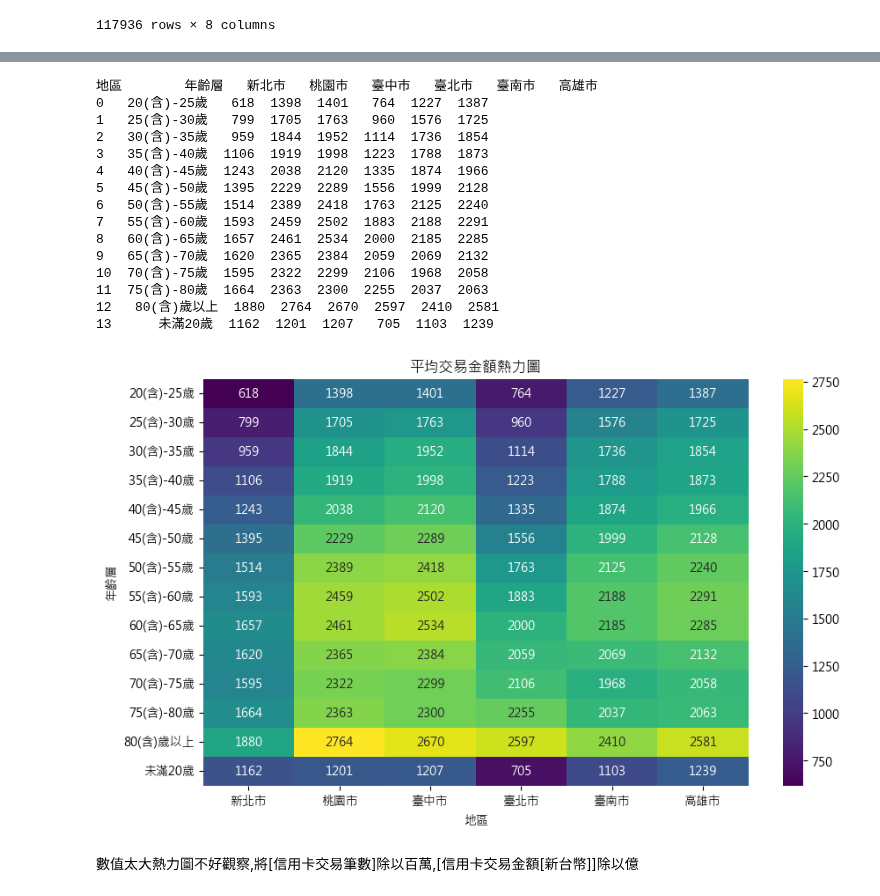
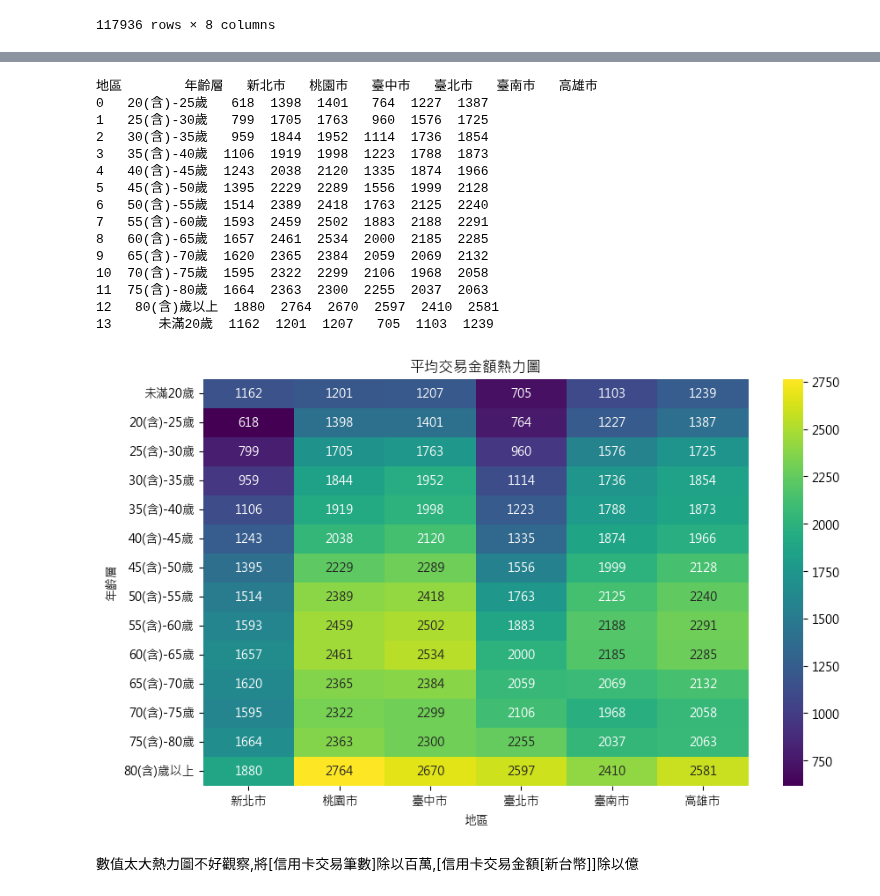
Before and after one commit to xuanlll17/creditcard, a Jupyter notebook: Machine_Learning/ML/dataView.ipynb, the cells around one changed output, grey strips where cells are left out. Saved outputs shown, nothing was run; the diff lists cells and outputs as text; code cells hidden in the pictures.

```diff
--- a/Machine_Learning/ML/dataView.ipynb
+++ b/Machine_Learning/ML/dataView.ipynb
@@ -427,37 +469,49 @@ plt.show()
 # %%
-#六都(不含其他類)(年齡層、地區 平均交易金額熱力圖)
-grouped_data = df_area6n.groupby(['年齡層', '地區']).agg({'信用卡交易金額[新台幣]': 'sum', '信用卡交易筆數': 'sum'}).reset_index()
-grouped_data['平均交易金額'] = grouped_data['信用卡交易金額[新台幣]'] / grouped_data['信用卡交易筆數']
-pivot_table_area = grouped_data.pivot_table(index='年齡層', columns=['地區'], values='平均交易金額', aggfunc='mean')
+# 六都(不含其他類)(年齡層、地區 平均交易金額熱力圖)
+grouped_data = (
+    df_area6n.groupby(["年齡層", "地區"])
+    .agg({"信用卡交易金額[新台幣]": "sum", "信用卡交易筆數": "sum"})
+    .reset_index()
+)
+grouped_data["平均交易金額"] = grouped_data["信用卡交易金額[新台幣]"] / grouped_data["信用卡交易筆數"]
+pivot_table_area = grouped_data.pivot_table(
+    index="年齡層", columns=["地區"], values="平均交易金額", aggfunc="mean"
+)
 # 將 '平均交易金額' 四捨五入並轉換為整數
 pivot_table_area = pivot_table_area.round().astype(int)
 
 pivot_table_area.reset_index(inplace=True)
 
 print(pivot_table_area)
+# 確保未滿20歲顯示在最前面
+age_order = ["未滿20歲"] + sorted(set(pivot_table_area["年齡層"]) - {"未滿20歲"})
 
-matplotlib.rc('font', family='Microsoft JhengHei')
+pivot_table_area["年齡層"] = pd.Categorical(
+    pivot_table_area["年齡層"], categories=age_order, ordered=True
+)
+pivot_table_area = pivot_table_area.sort_values(by="年齡層")
+matplotlib.rc("font", family="Microsoft JhengHei")
 plt.figure(figsize=(10, 6))
-sns.heatmap(pivot_table_area.set_index('年齡層'), cmap='viridis', annot=True, fmt=".0f")
-plt.title('平均交易金額熱力圖')
+sns.heatmap(pivot_table_area.set_index("年齡層"), cmap="viridis", annot=True, fmt=".0f")
+plt.title("平均交易金額熱力圖")
 plt.show()
 # %% [output]
 地區        年齡層   新北市   桃園市   臺中市   臺北市   臺南市   高雄市
 0   20(含)-25歲   618  1398  1401   764  1227  1387
 1   25(含)-30歲   799  1705  1763   960  1576  1725
 2   30(含)-35歲   959  1844  1952  1114  1736  1854
 3   35(含)-40歲  1106  1919  1998  1223  1788  1873
 4   40(含)-45歲  1243  2038  2120  1335  1874  1966
 5   45(含)-50歲  1395  2229  2289  1556  1999  2128
 6   50(含)-55歲  1514  2389  2418  1763  2125  2240
 7   55(含)-60歲  1593  2459  2502  1883  2188  2291
 8   60(含)-65歲  1657  2461  2534  2000  2185  2285
 9   65(含)-70歲  1620  2365  2384  2059  2069  2132
 10  70(含)-75歲  1595  2322  2299  2106  1968  2058
 11  75(含)-80歲  1664  2363  2300  2255  2037  2063
 12   80(含)歲以上  1880  2764  2670  2597  2410  2581
 13      未滿20歲  1162  1201  1207   705  1103  1239
-[figure, old version]
+[figure, new version]
 # %% [markdown]
 數值太大熱力圖不好觀察,將[信用卡交易筆數]除以百萬,[信用卡交易金額[新台幣]]除以億
 # %%
```
Also changed, not shown: parts of 11 cells of this notebook.
